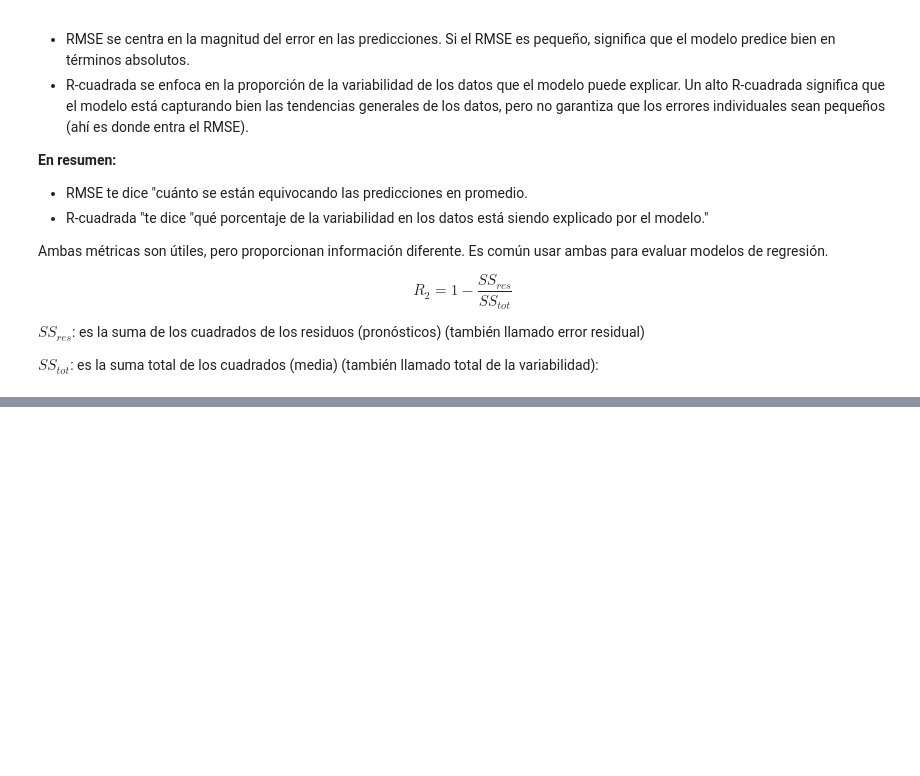
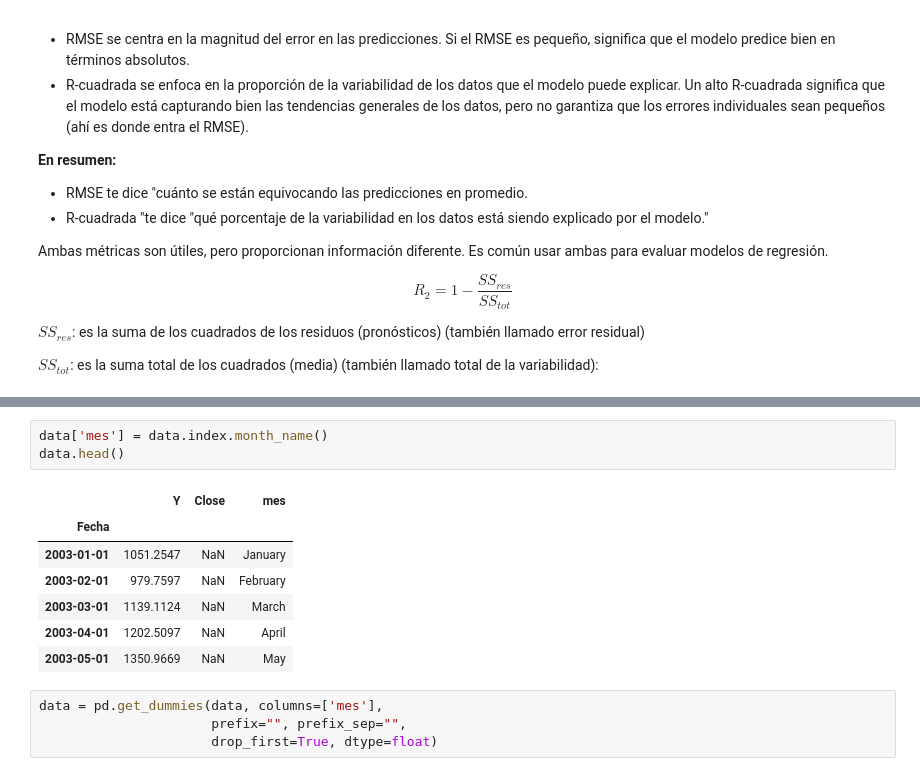
Before and after one commit to daniel-nuno/time_series_O2024_MAF3074N, a Jupyter notebook: evaluacion_pronosticos.ipynb, the cells around one changed output, grey strips where cells are left out. Saved outputs shown, nothing was run; the diff lists cells and outputs as text; blank space fills up the shorter version.

```diff
--- a/evaluacion_pronosticos.ipynb
+++ b/evaluacion_pronosticos.ipynb
@@ -189,0 +367,15 @@ pd.concat([tabla_modelos, pd.DataFrame(columns=['Modelo', 'RMSE', 'Parametros'],
+# %%
+data['mes'] = data.index.month_name()
+data.head()
+# %% [output]
+|  | Y | Close | mes |
+| Fecha |  |  |  |
+| 2003-01-01 | 1051.2547 | NaN | January |
+| 2003-02-01 | 979.7597 | NaN | February |
+| 2003-03-01 | 1139.1124 | NaN | March |
+| 2003-04-01 | 1202.5097 | NaN | April |
+| 2003-05-01 | 1350.9669 | NaN | May |
+# %%
+data = pd.get_dummies(data, columns=['mes'],
+                      prefix="", prefix_sep="",
+                      drop_first=True, dtype=float)
```
Also changed, not shown: parts of 55 cells of this notebook.
